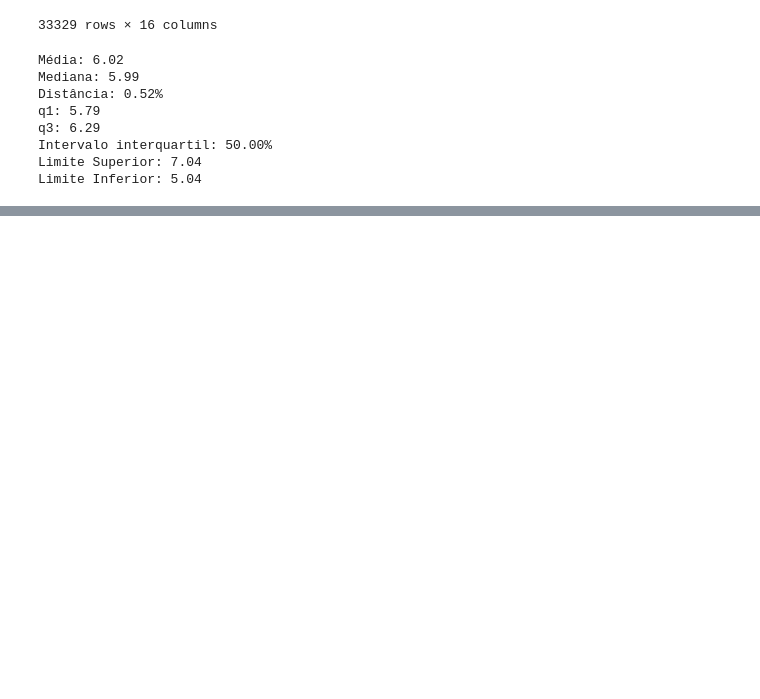
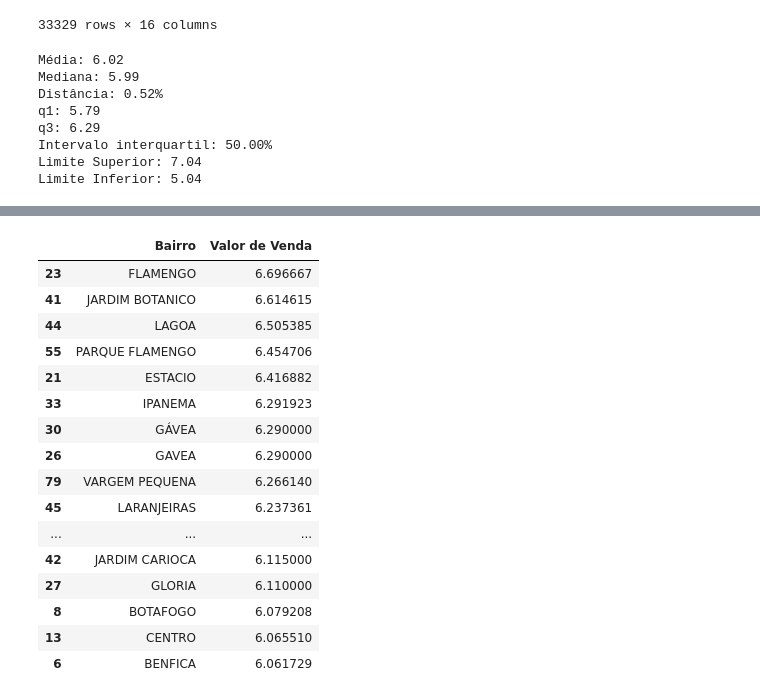
Before and after one commit to ghenriqueh/UC2_senac_projeto_dados, a Jupyter notebook: analise_anp.ipynb, the cells around one changed output, grey strips where cells are left out. Cells and saved outputs as stored; diff of their text form; code cells hidden in the pictures; blank space fills up the shorter version.

```diff
--- a/analise_anp.ipynb
+++ b/analise_anp.ipynb
@@ -150,0 +263,3 @@ outlier_vendagasolinarjsuperior.tail(3)
+# %%
+df_vendagasolina_bairro_rj = df_vendagasolina_mun_rj.groupby('Bairro')['Valor de Venda'].mean().reset_index().sort_values(by='Valor de Venda', ascending=False)
+df_vendagasolina_bairro_rj
@@ -150,0 +280,19 @@ outlier_vendagasolinarjsuperior.tail(3)
+# %%
+array_vendagasolina_bairro_rj = np.array(df_vendagasolina_bairro_rj['Valor de Venda'])
+media_gaso_rj = np.mean(array_vendagasolina_bairro_rj)
+mediana_gaso_rj = np.median(array_vendagasolina_bairro_rj)
+dist_gaso_rj = (media_gaso_rj-mediana_gaso_rj)/mediana_gaso_rj
+q1_gaso_rj =np.percentile(array_vendagasolina_bairro_rj,25)
+q3_gaso_rj =np.percentile(array_vendagasolina_bairro_rj,75)
+iqr_gaso_rj = q3_gaso_rj - q1_gaso_rj
+limite_superior_gaso_rj = q3_gaso_rj +(1.5*iqr_gaso_rj)
+limite_inferior_gaso_rj = q1_gaso_rj - (1.5*iqr_gaso_rj)
+
+print(f"Média: {media_gaso_rj:.2f}")
+print(f"Mediana: {mediana_gaso_rj:.2f}")
+print(f"Distância: {dist_gaso_rj:.2%}")
+print(f"q1: {q1_gaso_rj}")
+print(f"q3: {q3_gaso_rj}")
+print(f"Intervalo interquartil: {iqr_gaso_rj:.2%}")
+print(f"Limite Superior: {limite_superior_gaso_rj:.2f}")
+print(f"Limite Inferior: {limite_inferior_gaso_rj:.2f}")
@@ -150,0 +308,21 @@ outlier_vendagasolinarjsuperior.tail(3)
+# %%
+df_vendagasolina_bairro_rj_sup = df_vendagasolina_bairro_rj.loc[df_vendagasolina_bairro_rj['Valor de Venda']>q3_gaso_rj]
+df_vendagasolina_bairro_rj_sup
+# %% [output]
+|  | Bairro | Valor de Venda |
+| 23 | FLAMENGO | 6.696667 |
+| 41 | JARDIM BOTANICO | 6.614615 |
+| 44 | LAGOA | 6.505385 |
+| 55 | PARQUE FLAMENGO | 6.454706 |
+| 21 | ESTACIO | 6.416882 |
+| 33 | IPANEMA | 6.291923 |
+| 30 | GÁVEA | 6.290000 |
+| 26 | GAVEA | 6.290000 |
+| 79 | VARGEM PEQUENA | 6.266140 |
+| 45 | LARANJEIRAS | 6.237361 |
+| ... | ... | ... |
+| 42 | JARDIM CARIOCA | 6.115000 |
+| 27 | GLORIA | 6.110000 |
+| 8 | BOTAFOGO | 6.079208 |
+| 13 | CENTRO | 6.065510 |
+| 6 | BENFICA | 6.061729 |
```
Also changed, not shown: parts of 10 cells of this notebook.
